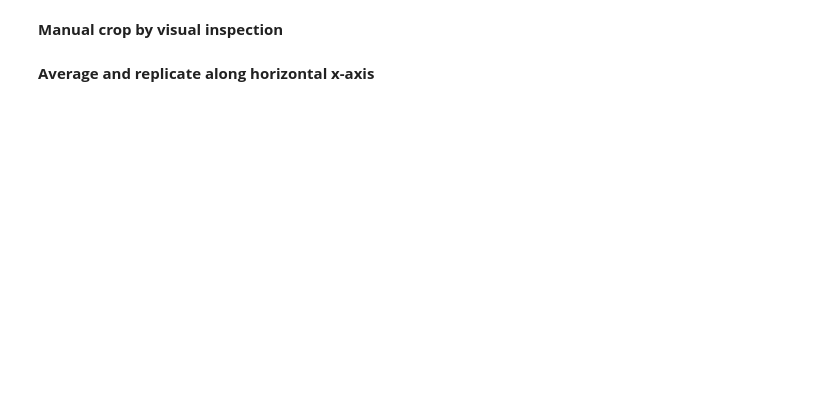
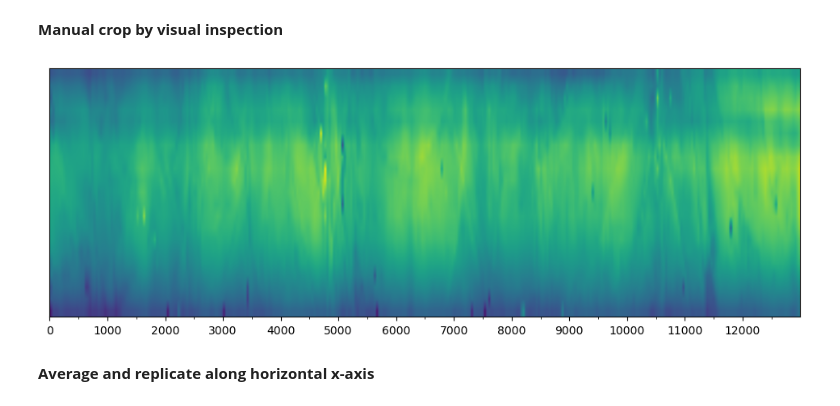
Before and after one commit to lens-biophotonics/mic, a Jupyter notebook: notebooks/cidre_model_postproc.ipynb, the cells around one changed output. Saved outputs shown, nothing was run; the diff lists cells and outputs as text; code cells hidden in the pictures; blank space fills up the shorter version.

```diff
--- a/notebooks/cidre_model_postproc.ipynb
+++ b/notebooks/cidre_model_postproc.ipynb
@@ -44,20 +48,22 @@ plt.show()
 # %% [markdown]
 **Manual crop by visual inspection**
 # %%
-crop_s = 0
-crop_e = 9000
+crop_s = 2000
+crop_e = 15000
 
 v = v[:, crop_s:crop_e]
 z = z[:, crop_s:crop_e]
 
 fig, ax = plt.subplots(figsize=(12, 4))
 ax.imshow(v)
 ax.set_aspect('auto')
 ax.set_yticks([])
 ax.minorticks_on()
 ax.xaxis.set_major_locator(ticker.MultipleLocator(1000))  # Major ticks every 1000
 ax.xaxis.set_minor_locator(ticker.MultipleLocator(500))   # Minor ticks every 500
 plt.show()
+# %% [output]
+[figure, added]
 # %% [markdown]
 **Average and replicate along horizontal x-axis**
 # %%
```
Also changed, not shown: parts of 3 cells of this notebook, 9 other files.
